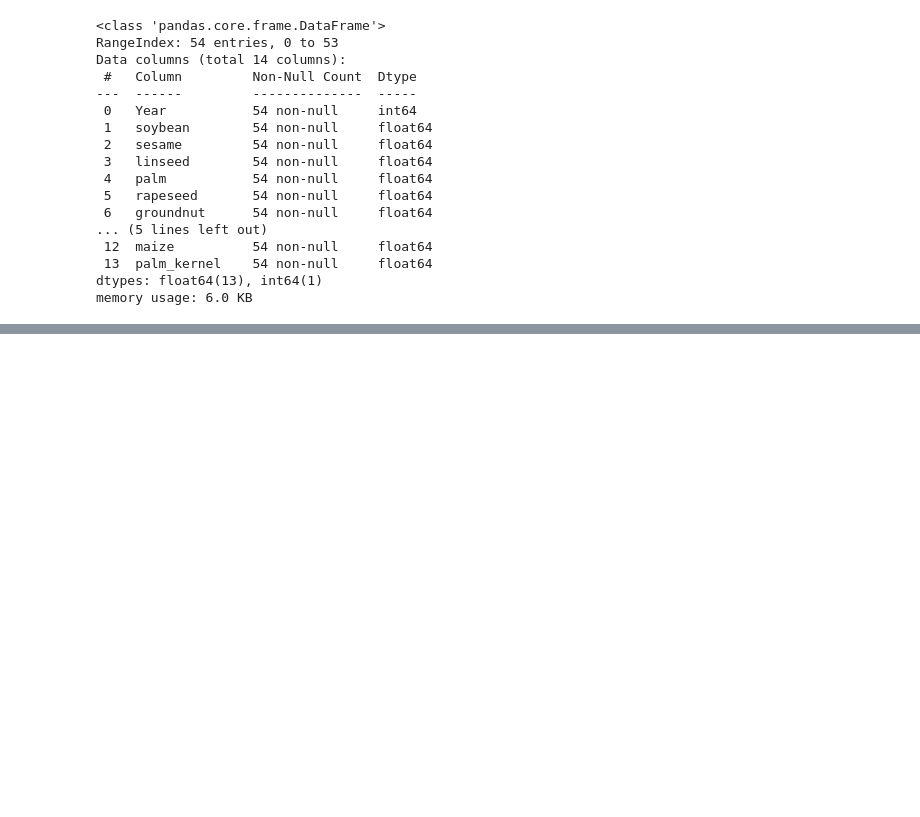
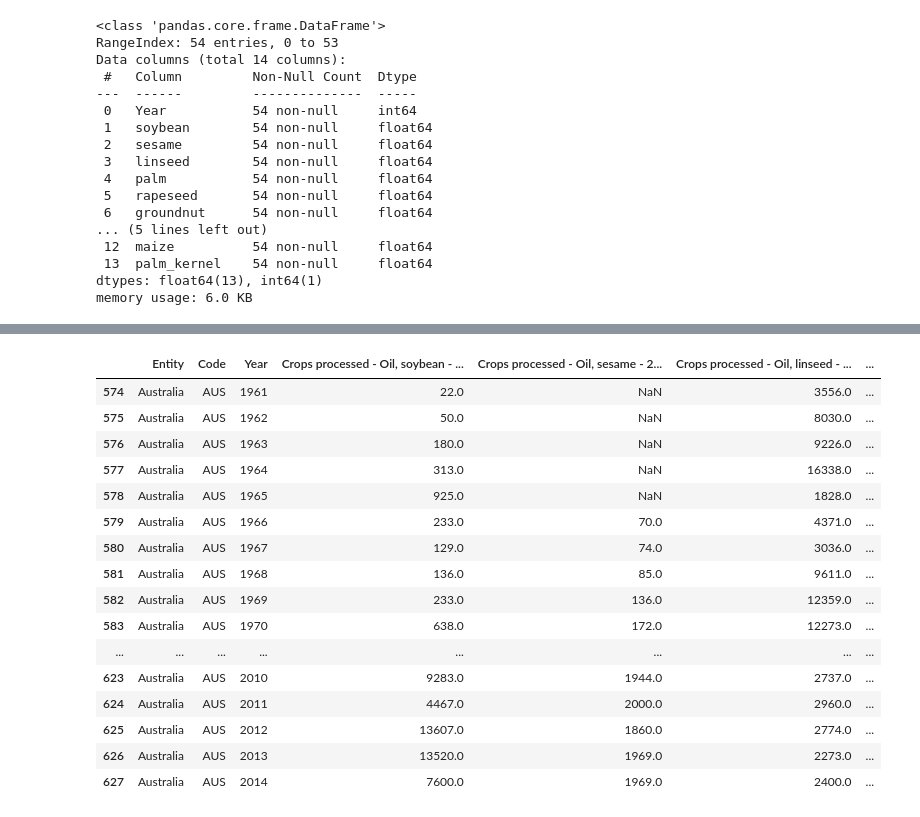
Before and after one commit to mkingopng/palm_olein, a Jupyter notebook: wk-palm_oil_eda.ipynb, the cells around one changed output, grey strips where cells are left out. Saved outputs shown, nothing was run; the diff lists cells and outputs as text; code cells hidden in the pictures; blank space fills up the shorter version.

```diff
--- a/wk-palm_oil_eda.ipynb
+++ b/wk-palm_oil_eda.ipynb
@@ -233,0 +324,20 @@ veg_oil_yearly_production
+# %%
+vegetable_oil_production[vegetable_oil_production['Entity'] == 'Australia']
+# %% [output]
+|  | Entity | Code | Year | Crops processed - Oil, soybean - ... | Crops processed - Oil, sesame - 2... | Crops processed - Oil, linseed - ... | ... |
+| 574 | Australia | AUS | 1961 | 22.0 | NaN | 3556.0 | ... |
+| 575 | Australia | AUS | 1962 | 50.0 | NaN | 8030.0 | ... |
+| 576 | Australia | AUS | 1963 | 180.0 | NaN | 9226.0 | ... |
+| 577 | Australia | AUS | 1964 | 313.0 | NaN | 16338.0 | ... |
+| 578 | Australia | AUS | 1965 | 925.0 | NaN | 1828.0 | ... |
+| 579 | Australia | AUS | 1966 | 233.0 | 70.0 | 4371.0 | ... |
+| 580 | Australia | AUS | 1967 | 129.0 | 74.0 | 3036.0 | ... |
+| 581 | Australia | AUS | 1968 | 136.0 | 85.0 | 9611.0 | ... |
+| 582 | Australia | AUS | 1969 | 233.0 | 136.0 | 12359.0 | ... |
+| 583 | Australia | AUS | 1970 | 638.0 | 172.0 | 12273.0 | ... |
+| ... | ... | ... | ... | ... | ... | ... | ... |
+| 623 | Australia | AUS | 2010 | 9283.0 | 1944.0 | 2737.0 | ... |
+| 624 | Australia | AUS | 2011 | 4467.0 | 2000.0 | 2960.0 | ... |
+| 625 | Australia | AUS | 2012 | 13607.0 | 1860.0 | 2774.0 | ... |
+| 626 | Australia | AUS | 2013 | 13520.0 | 1969.0 | 2273.0 | ... |
+| 627 | Australia | AUS | 2014 | 7600.0 | 1969.0 | 2400.0 | ... |
```
Also changed, not shown: parts of 17 cells of this notebook.
